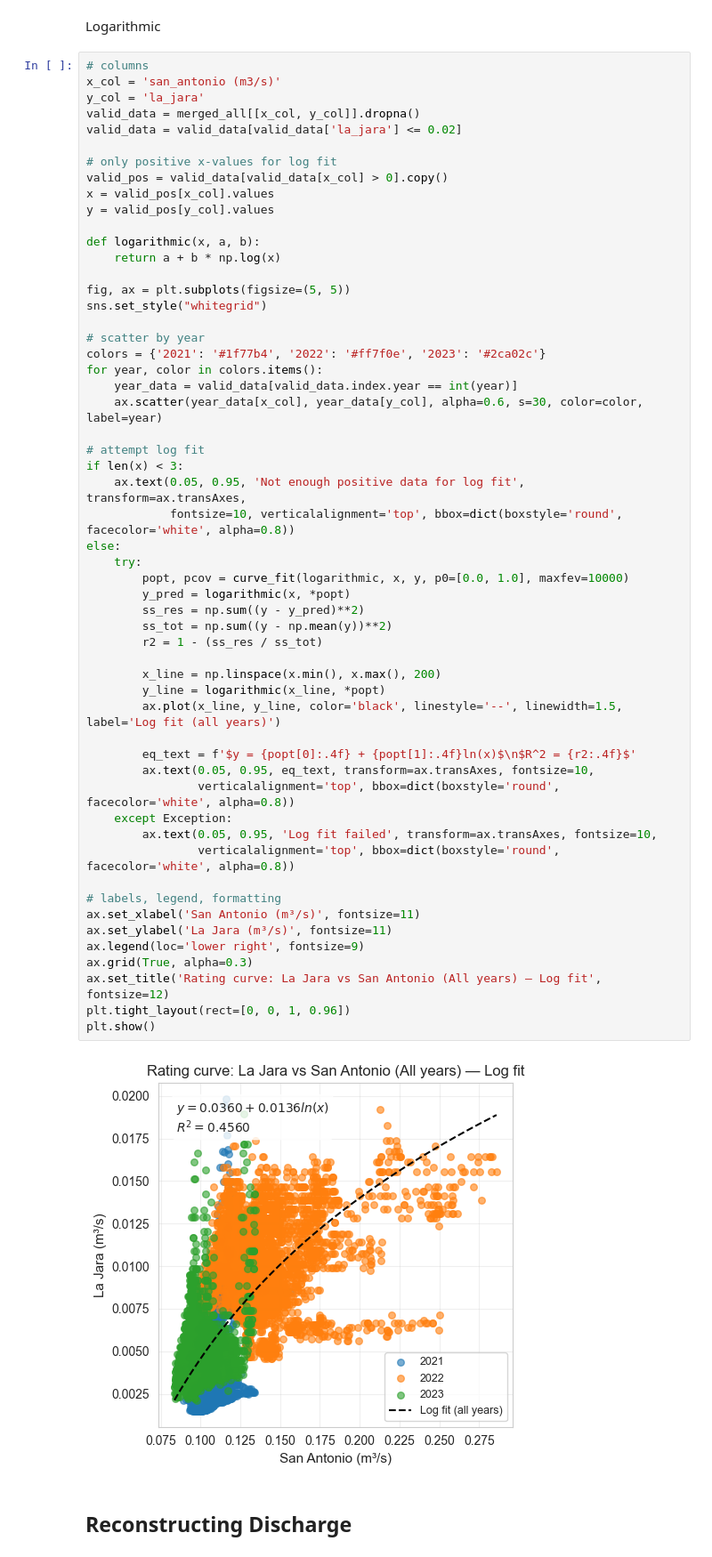
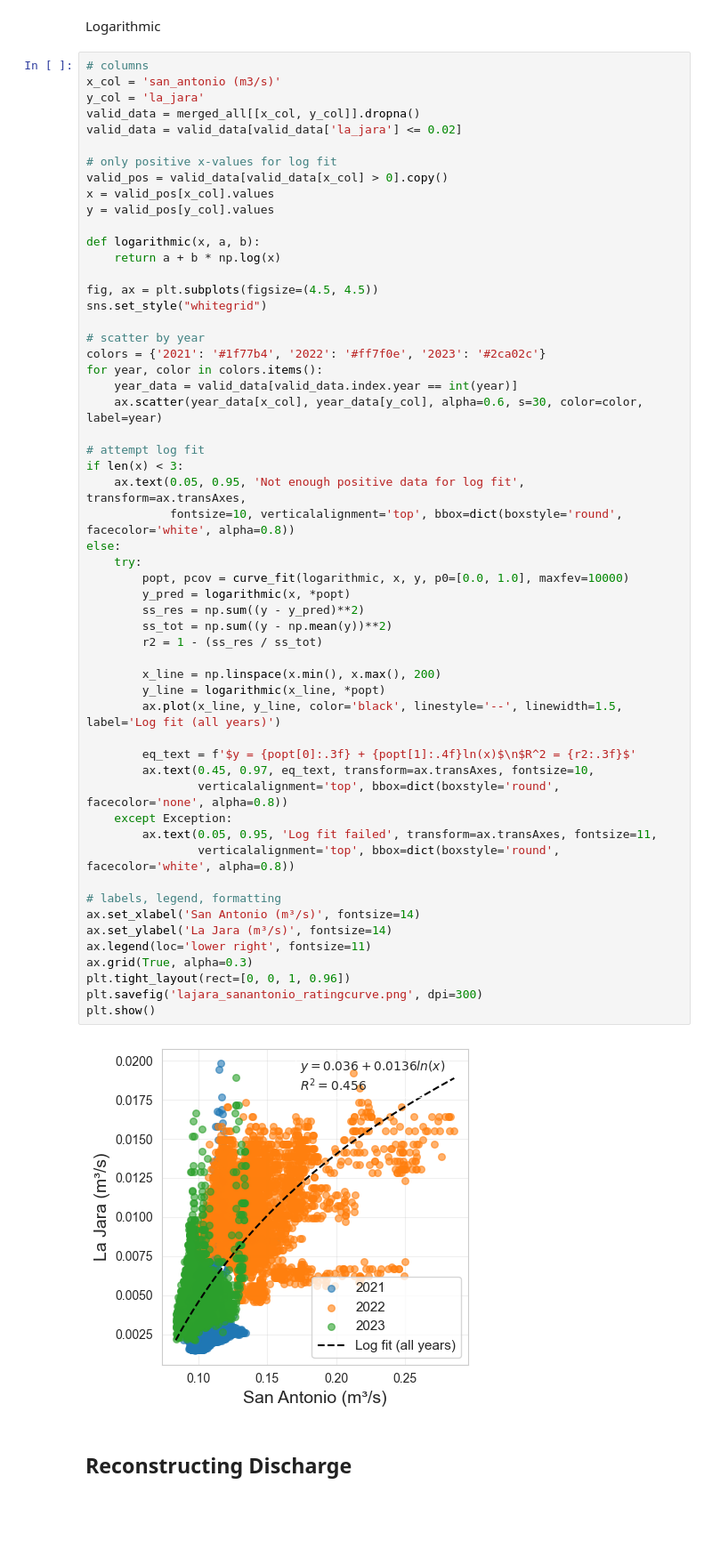
Before and after one commit to nicole-hucke/shear_stress_paper, a Jupyter notebook: shear_stress_reconstruction/discharge/discharge_reconstruction.ipynb, the cells around one changed output. Shown at 89% size. Drawn from its saved outputs; the diff is of its cells as text; blank space fills up the shorter version.

Commit message:
shear stress reconstruction plots for supporting information

```diff
--- a/shear_stress_reconstruction/discharge/discharge_reconstruction.ipynb
+++ b/shear_stress_reconstruction/discharge/discharge_reconstruction.ipynb
@@ -243,48 +243,48 @@ y = valid_pos[y_col].values
 def logarithmic(x, a, b):
     return a + b * np.log(x)
 
-fig, ax = plt.subplots(figsize=(5, 5))
+fig, ax = plt.subplots(figsize=(4.5, 4.5))
 sns.set_style("whitegrid")
 
 # scatter by year
 colors = {'2021': '#1f77b4', '2022': '#ff7f0e', '2023': '#2ca02c'}
 for year, color in colors.items():
     year_data = valid_data[valid_data.index.year == int(year)]
     ax.scatter(year_data[x_col], year_data[y_col], alpha=0.6, s=30, color=color, label=year)
 
 # attempt log fit
 if len(x) < 3:
     ax.text(0.05, 0.95, 'Not enough positive data for log fit', transform=ax.transAxes,
             fontsize=10, verticalalignment='top', bbox=dict(boxstyle='round', facecolor='white', alpha=0.8))
 else:
     try:
         popt, pcov = curve_fit(logarithmic, x, y, p0=[0.0, 1.0], maxfev=10000)
         y_pred = logarithmic(x, *popt)
         ss_res = np.sum((y - y_pred)**2)
         ss_tot = np.sum((y - np.mean(y))**2)
         r2 = 1 - (ss_res / ss_tot)
 
         x_line = np.linspace(x.min(), x.max(), 200)
         y_line = logarithmic(x_line, *popt)
         ax.plot(x_line, y_line, color='black', linestyle='--', linewidth=1.5, label='Log fit (all years)')
 
-        eq_text = f'$y = {popt[0]:.4f} + {popt[1]:.4f}ln(x)$\n$R^2 = {r2:.4f}$'
-        ax.text(0.05, 0.95, eq_text, transform=ax.transAxes, fontsize=10,
-                verticalalignment='top', bbox=dict(boxstyle='round', facecolor='white', alpha=0.8))
+        eq_text = f'$y = {popt[0]:.3f} + {popt[1]:.4f}ln(x)$\n$R^2 = {r2:.3f}$'
+        ax.text(0.45, 0.97, eq_text, transform=ax.transAxes, fontsize=10,
+                verticalalignment='top', bbox=dict(boxstyle='round', facecolor='none', alpha=0.8))
     except Exception:
-        ax.text(0.05, 0.95, 'Log fit failed', transform=ax.transAxes, fontsize=10,
+        ax.text(0.05, 0.95, 'Log fit failed', transform=ax.transAxes, fontsize=11,
                 verticalalignment='top', bbox=dict(boxstyle='round', facecolor='white', alpha=0.8))
 
 # labels, legend, formatting
-ax.set_xlabel('San Antonio (m³/s)', fontsize=11)
-ax.set_ylabel('La Jara (m³/s)', fontsize=11)
-ax.legend(loc='lower right', fontsize=9)
+ax.set_xlabel('San Antonio (m³/s)', fontsize=14)
+ax.set_ylabel('La Jara (m³/s)', fontsize=14)
+ax.legend(loc='lower right', fontsize=11)
 ax.grid(True, alpha=0.3)
-ax.set_title('Rating curve: La Jara vs San Antonio (All years) — Log fit', fontsize=12)
 plt.tight_layout(rect=[0, 0, 1, 0.96])
+plt.savefig('lajara_sanantonio_ratingcurve.png', dpi=300)
 plt.show()
 # %% [output]
-[figure, old version]
+[figure, new version]
 # %% [markdown]
 ## Reconstructing Discharge
 # %%
```
Also changed, not shown: parts of 3 cells of this notebook, 11 other files.
